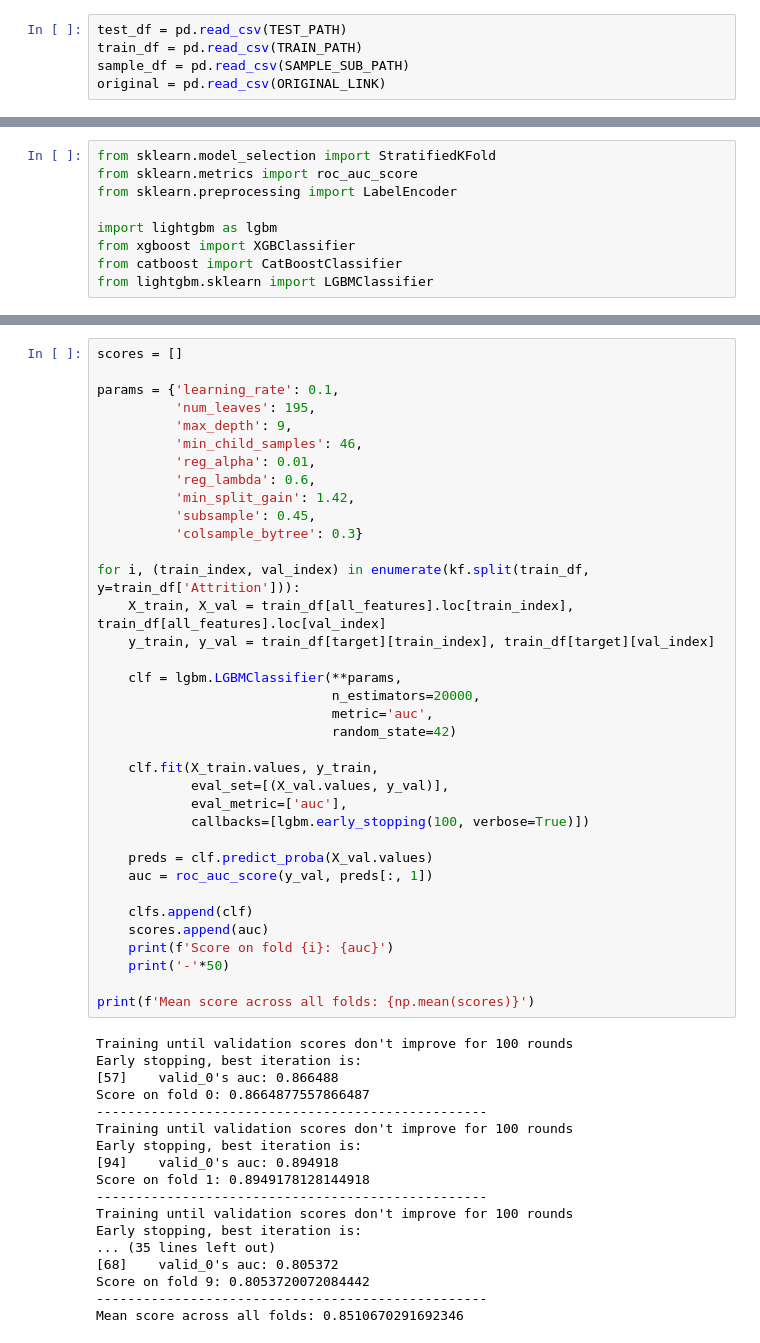
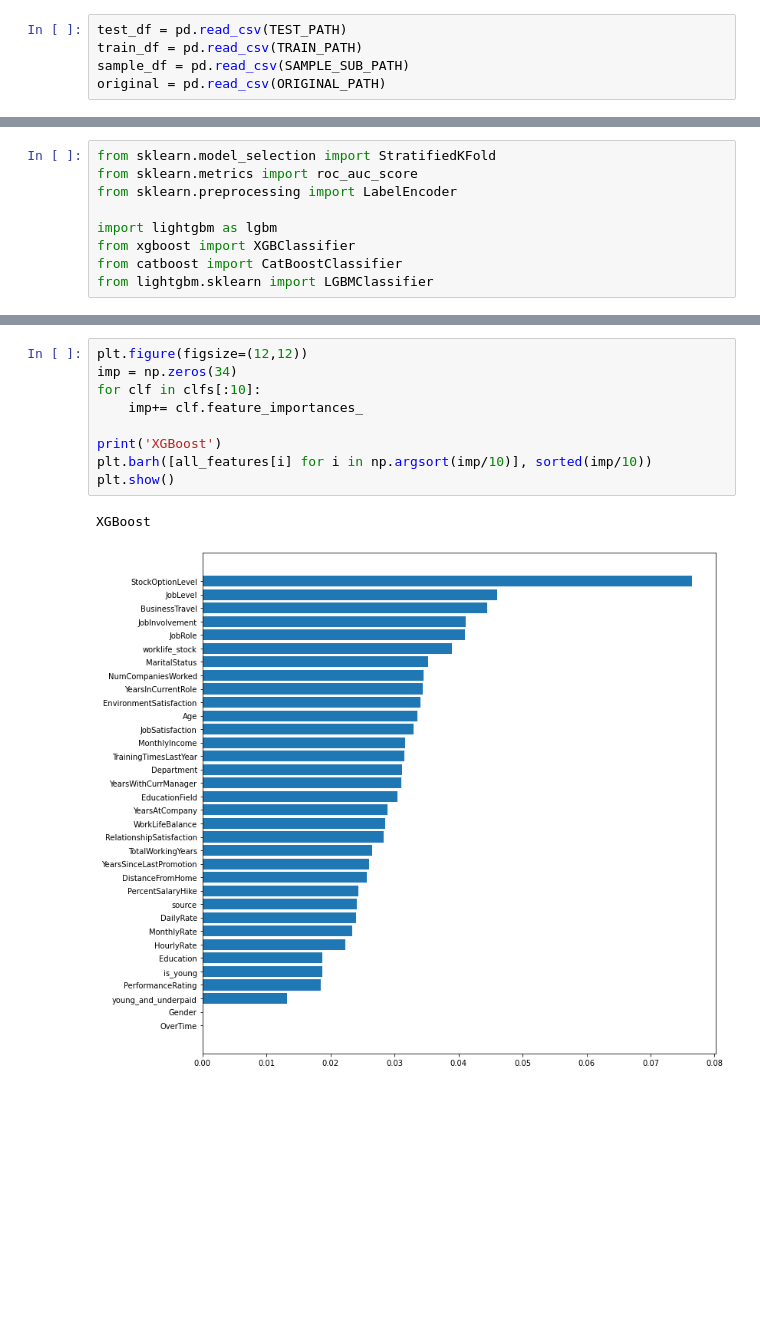
Before and after one commit to fxop0218/Playground-Series-S3-EP3, a Jupyter notebook: playground-series-s3-ep3.ipynb, the cells around one changed output, grey strips where cells are left out. Drawn from its saved outputs; the diff is of its cells as text; blank space fills up the shorter version.

Commit message:
Prediction created

```diff
--- a/playground-series-s3-ep3.ipynb
+++ b/playground-series-s3-ep3.ipynb
@@ -31,7 +31,7 @@ print(TRAIN_PATH)
 test_df = pd.read_csv(TEST_PATH)
 train_df = pd.read_csv(TRAIN_PATH)
 sample_df = pd.read_csv(SAMPLE_SUB_PATH)
-original = pd.read_csv(ORIGINAL_LINK)
+original = pd.read_csv(ORIGINAL_PATH)
 # %%
 original = original.rename(columns={EMPLOYEE_NUM: 'id'})
 original[ATTRITION] = (original[ATTRITION] == 'Yes').astype(int)
@@ -315,54 +420,12 @@ Mean score across all folds: 0.8702936426827271
-# %%
-scores = []
-
-params = {'learning_rate': 0.1,
-          'num_leaves': 195,
-          'max_depth': 9,
-          'min_child_samples': 46,
-          'reg_alpha': 0.01,
-          'reg_lambda': 0.6,
-          'min_split_gain': 1.42,
-          'subsample': 0.45,
-          'colsample_bytree': 0.3}
-
-for i, (train_index, val_index) in enumerate(kf.split(train_df, y=train_df['Attrition'])):
-    X_train, X_val = train_df[all_features].loc[train_index], train_df[all_features].loc[val_index]
-    y_train, y_val = train_df[target][train_index], train_df[target][val_index]
-
-    clf = lgbm.LGBMClassifier(**params,
-                              n_estimators=20000,
-                              metric='auc',
-                              random_state=42)
-
-    clf.fit(X_train.values, y_train,
-            eval_set=[(X_val.values, y_val)],
-            eval_metric=['auc'],
-            callbacks=[lgbm.early_stopping(100, verbose=True)])
-
-    preds = clf.predict_proba(X_val.values)
-    auc = roc_auc_score(y_val, preds[:, 1])
-
-    clfs.append(clf)
-    scores.append(auc)
-    print(f'Score on fold {i}: {auc}')
-    print('-'*50)
-
-print(f'Mean score across all folds: {np.mean(scores)}')
-# %% [output]
-Training until validation scores don't improve for 100 rounds
-Early stopping, best iteration is:
-[57]    valid_0's auc: 0.866488
-Score on fold 0: 0.8664877557866487
---------------------------------------------------
-Training until validation scores don't improve for 100 rounds
-Early stopping, best iteration is:
-[94]    valid_0's auc: 0.894918
-Score on fold 1: 0.8949178128144918
---------------------------------------------------
-Training until validation scores don't improve for 100 rounds
-Early stopping, best iteration is:
-... (35 lines left out)
-[68]    valid_0's auc: 0.805372
-Score on fold 9: 0.8053720072084442
---------------------------------------------------
-Mean score across all folds: 0.8510670291692346
+# %%
+plt.figure(figsize=(12,12))
+imp = np.zeros(34)
+for clf in clfs[:10]:
+    imp+= clf.feature_importances_
+
+print('XGBoost')
+plt.barh([all_features[i] for i in np.argsort(imp/10)], sorted(imp/10))
+plt.show()
+# %% [output]
+XGBoost
+[figure, added]
```
Also changed, not shown: parts of 31 cells of this notebook.
